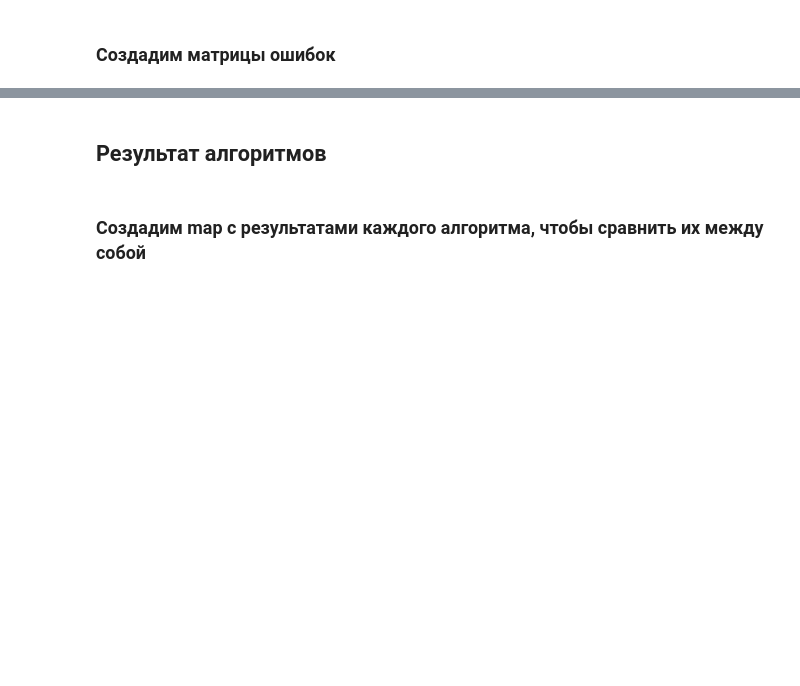
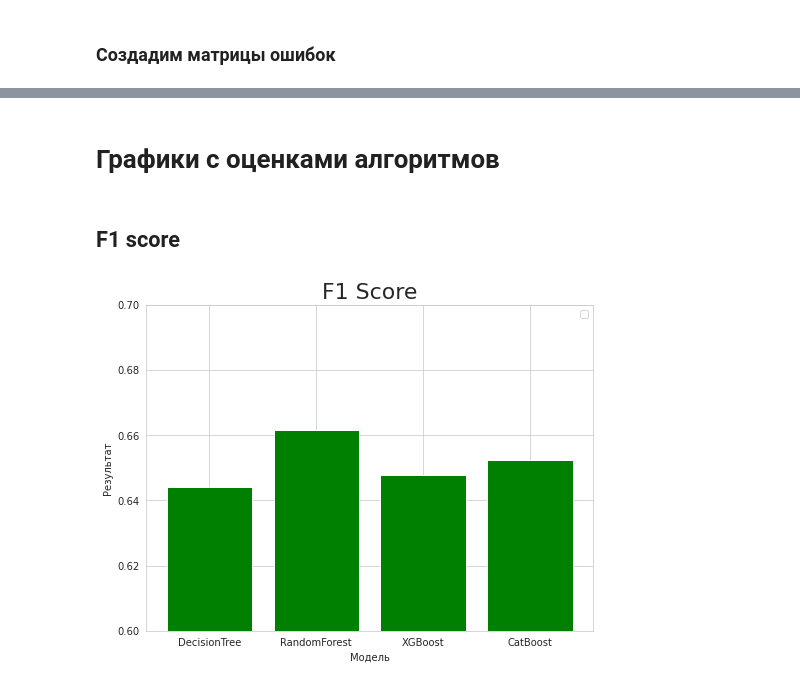
Before and after one commit to rav1ll/E-Commerce-Shipping-Data, a Jupyter notebook: final-project.ipynb, the cells around one changed output, grey strips where cells are left out. Saved outputs shown, nothing was run; the diff lists cells and outputs as text; code cells hidden in the pictures; blank space fills up the shorter version.

```diff
--- a/final-project.ipynb
+++ b/final-project.ipynb
@@ -365,3 +319,8 @@ Standard Deviation: 1.02 %
+# %%
+DecisionTree_f1score = f1_score(y_test, y_pred, average='weighted')
+DecisionTree_precisionscore = precision_score(y_test, y_pred, average='weighted')
+DecisionTree_recallscore = recall_score(y_test, y_pred, average='weighted')
+DecisionTree_accuracyscore = accuracy_score(y_test, y_pred)
 # %% [markdown]
 ## Random Forest Classification
 # %% [markdown]
@@ -402,3 +348,8 @@ Standard Deviation: 1.11 %
+# %%
+RandomForest_f1score = f1_score(y_test, y_pred, average='weighted')
+RandomForest_precisionscore = precision_score(y_test, y_pred, average='weighted')
+RandomForest_recallscore = recall_score(y_test, y_pred, average='weighted')
+RandomForest_accuracyscore = accuracy_score(y_test, y_pred)
 # %% [markdown]
 ## XGBoost
 # %% [markdown]
@@ -448,2 +386,7 @@ Standard Deviation: 1.39 %
+# %%
+XGBoost_f1score = f1_score(y_test, y_pred, average='weighted')
+XGBoost_precisionscore = precision_score(y_test, y_pred, average='weighted')
+XGBoost_recallscore = recall_score(y_test, y_pred, average='weighted')
+XGBoost_accuracyscore = accuracy_score(y_test, y_pred)
 # %% [markdown]
 ## CatBoost
@@ -480,4 +415,7 @@ print("Standard Deviation: {:.2f} %".format(accuracies.std()*100))
+# %%
+CatBoost_f1score = f1_score(y_test, y_pred, average='weighted')
+CatBoost_precisionscore = precision_score(y_test, y_pred, average='weighted')
+CatBoost_recallscore = recall_score(y_test, y_pred, average='weighted')
+CatBoost_accuracyscore = accuracy_score(y_test, y_pred)
 # %% [markdown]
-## Результат алгоритмов
+# Графики с оценками алгоритмов
-# %% [markdown]
-### Создадим map с результатами каждого алгоритма, чтобы сравнить их между собой
@@ -490,0 +422,15 @@ cmap = sns.light_palette("blue", as_cmap=True)
+# %% [markdown]
+## F1 score
+# %%
+names = ['DecisionTree', 'RandomForest', 'XGBoost', 'CatBoost']
+results = [DecisionTree_f1score, RandomForest_f1score, XGBoost_f1score, CatBoost_f1score]
+plt.figure(figsize=(8,6))
+plt.bar(names,results, color='green')
+plt.xlabel("Модель")
+plt.ylim((0.6,0.7))
+plt.ylabel("Результат")
+plt.title("F1 Score", fontsize=22)
+plt.legend()
+plt.show()
+# %% [output]
+[figure, added]
```
Also changed, not shown: parts of 32 cells of this notebook, 2 other files.
